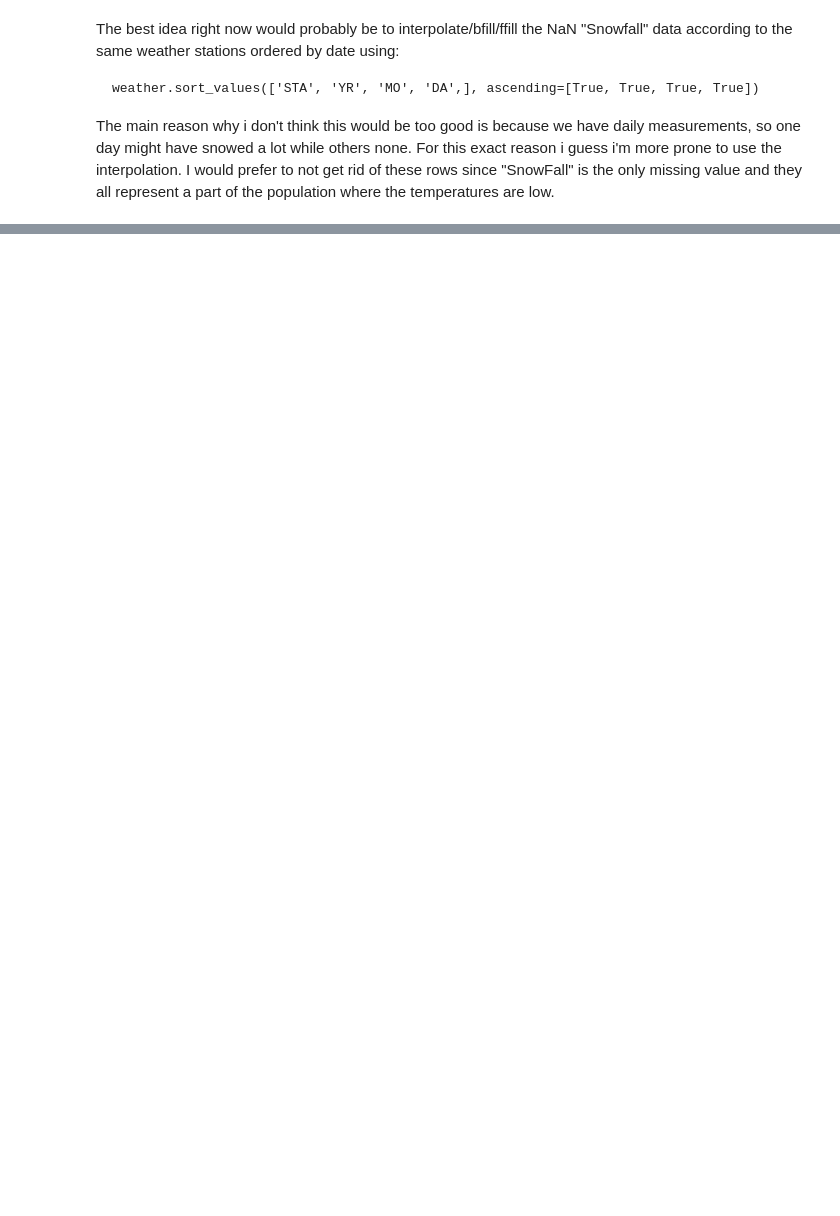
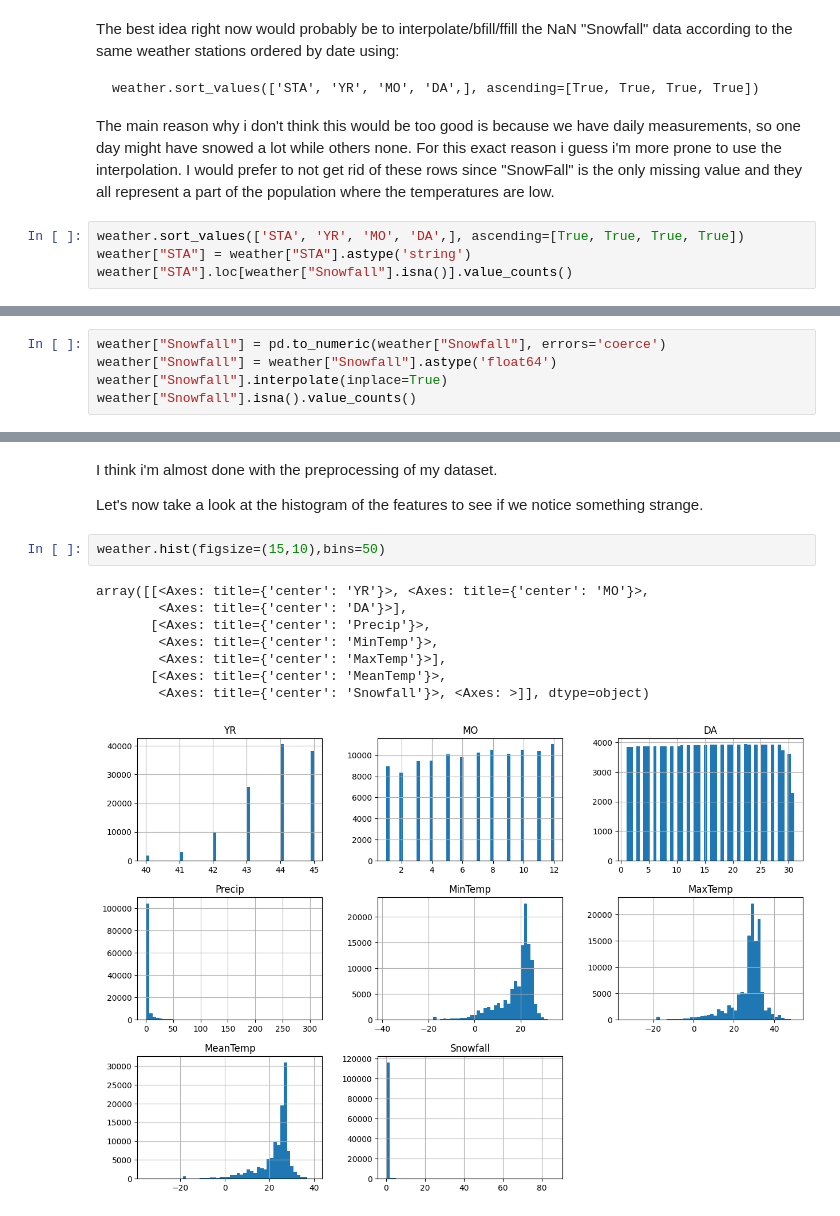
Before and after one commit to SamuelMagnano/Kaggle_Weather_prediction, a Jupyter notebook: Weather_Prediction.ipynb, the cells around one changed output, grey strips where cells are left out. Saved outputs shown, nothing was run; the diff lists cells and outputs as text; blank space fills up the shorter version.

````diff
--- a/Weather_Prediction.ipynb
+++ b/Weather_Prediction.ipynb
@@ -224,3 +213,7 @@ weather.sort_values(['STA', 'YR', 'MO', 'DA',], ascending=[True, True, True, Tru
 ```
 
 The main reason why i don't think this would be too good is because we have daily measurements, so one day might have snowed a lot while others none. For this exact reason i guess i'm more prone to use the interpolation. I would prefer to not get rid of these rows since "SnowFall" is the only missing value and they all represent a part of the population where the temperatures are low.
+# %%
+weather.sort_values(['STA', 'YR', 'MO', 'DA',], ascending=[True, True, True, True])
+weather["STA"] = weather["STA"].astype('string')
+weather["STA"].loc[weather["Snowfall"].isna()].value_counts()
@@ -226,0 +267,5 @@ The main reason why i don't think this would be too good is because we have dail
+# %%
+weather["Snowfall"] = pd.to_numeric(weather["Snowfall"], errors='coerce')
+weather["Snowfall"] = weather["Snowfall"].astype('float64')
+weather["Snowfall"].interpolate(inplace=True)
+weather["Snowfall"].isna().value_counts()
@@ -226,0 +283,15 @@ The main reason why i don't think this would be too good is because we have dail
+# %% [markdown]
+I think i'm almost done with the preprocessing of my dataset.
+
+Let's now take a look at the histogram of the features to see if we notice something strange.
+# %%
+weather.hist(figsize=(15,10),bins=50)
+# %% [output]
+array([[<Axes: title={'center': 'YR'}>, <Axes: title={'center': 'MO'}>,
+        <Axes: title={'center': 'DA'}>],
+       [<Axes: title={'center': 'Precip'}>,
+        <Axes: title={'center': 'MinTemp'}>,
+        <Axes: title={'center': 'MaxTemp'}>],
+       [<Axes: title={'center': 'MeanTemp'}>,
+        <Axes: title={'center': 'Snowfall'}>, <Axes: >]], dtype=object)
+[figure, added]
````
Also changed, not shown: parts of 11 cells of this notebook.
